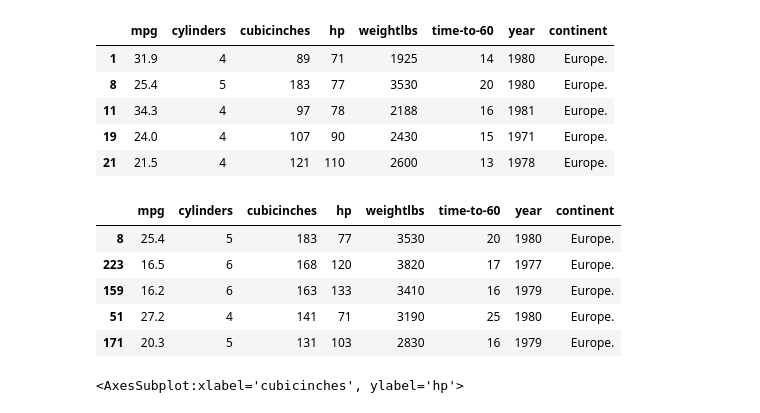
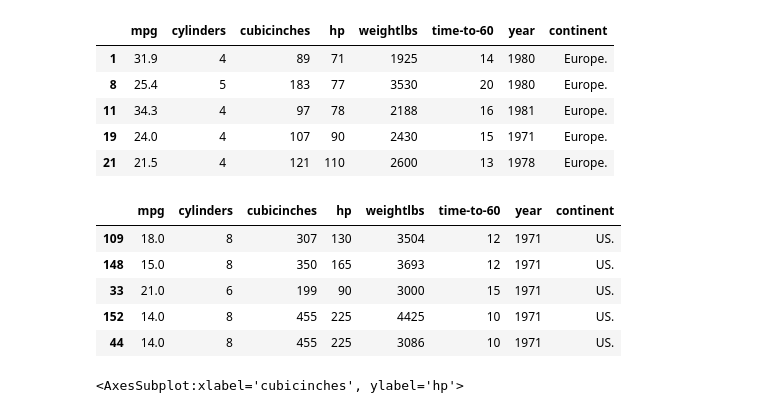
Before and after one commit to JOLYfranck/Streamlit-challenge-Voitures, a Jupyter notebook: streamlit challenge voitures.ipynb, the cells around one changed output. Cells and saved outputs as stored; diff of their text form; code cells hidden in the pictures.

```diff
--- a/streamlit challenge voitures.ipynb
+++ b/streamlit challenge voitures.ipynb
@@ -33,14 +33,14 @@ dfeurope.head()
 | 19 | 24.0 | 4 | 107 | 90 | 2430 | 15 | 1971 | Europe. |
 | 21 | 21.5 | 4 | 121 | 110 | 2600 | 13 | 1978 | Europe. |
 # %%
-dfeurope.sort_values(by='cubicinches',ascending=False).head(5)
+df.sort_values(by='year',ascending=True).head(5)
 # %% [output]
 |  | mpg | cylinders | cubicinches | hp | weightlbs | time-to-60 | year | continent |
-| 8 | 25.4 | 5 | 183 | 77 | 3530 | 20 | 1980 | Europe. |
-| 223 | 16.5 | 6 | 168 | 120 | 3820 | 17 | 1977 | Europe. |
-| 159 | 16.2 | 6 | 163 | 133 | 3410 | 16 | 1979 | Europe. |
-| 51 | 27.2 | 4 | 141 | 71 | 3190 | 25 | 1980 | Europe. |
-| 171 | 20.3 | 5 | 131 | 103 | 2830 | 16 | 1979 | Europe. |
+| 109 | 18.0 | 8 | 307 | 130 | 3504 | 12 | 1971 | US. |
+| 148 | 15.0 | 8 | 350 | 165 | 3693 | 12 | 1971 | US. |
+| 33 | 21.0 | 6 | 199 | 90 | 3000 | 15 | 1971 | US. |
+| 152 | 14.0 | 8 | 455 | 225 | 4425 | 10 | 1971 | US. |
+| 44 | 14.0 | 8 | 455 | 225 | 3086 | 10 | 1971 | US. |
 # %%
 sns.scatterplot(data=df, x = 'cubicinches', y = 'hp', hue = 'weightlbs', palette='GnBu')
 scatterplot = sns.scatterplot(data=df, x = 'cubicinches', y = 'hp', hue = 'weightlbs', palette='GnBu')
```
Also changed, not shown: 1 other file.
